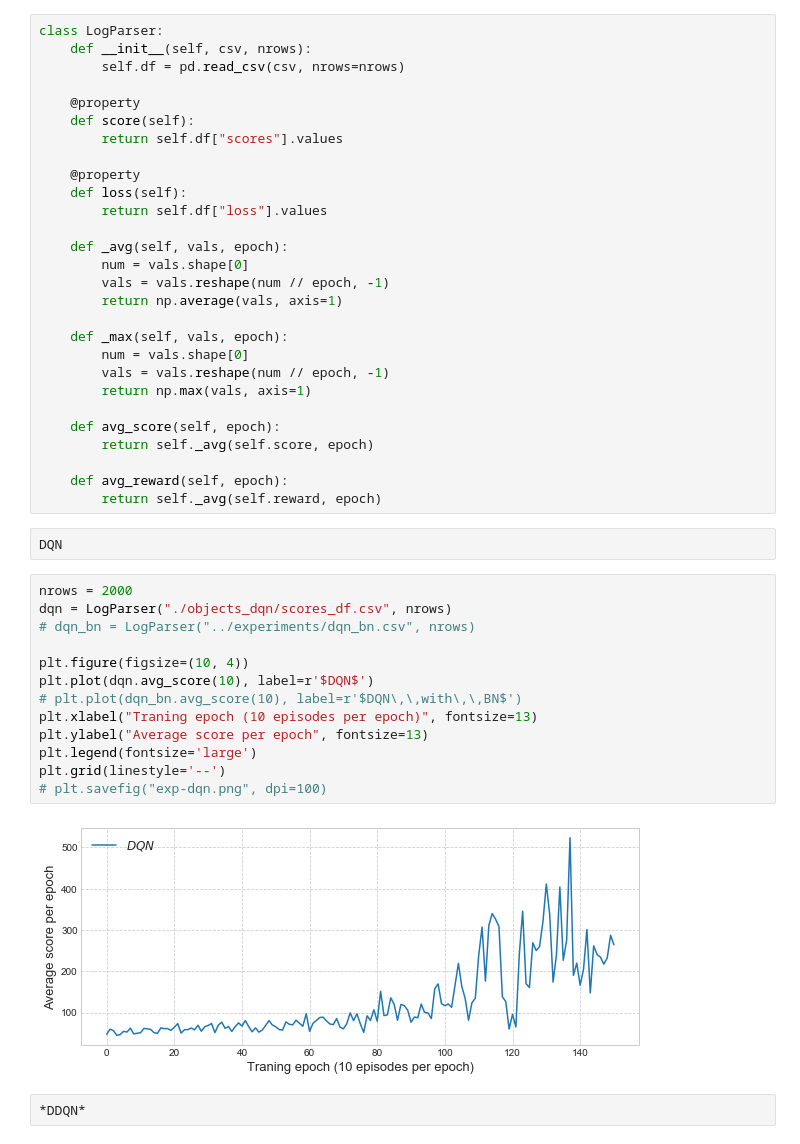
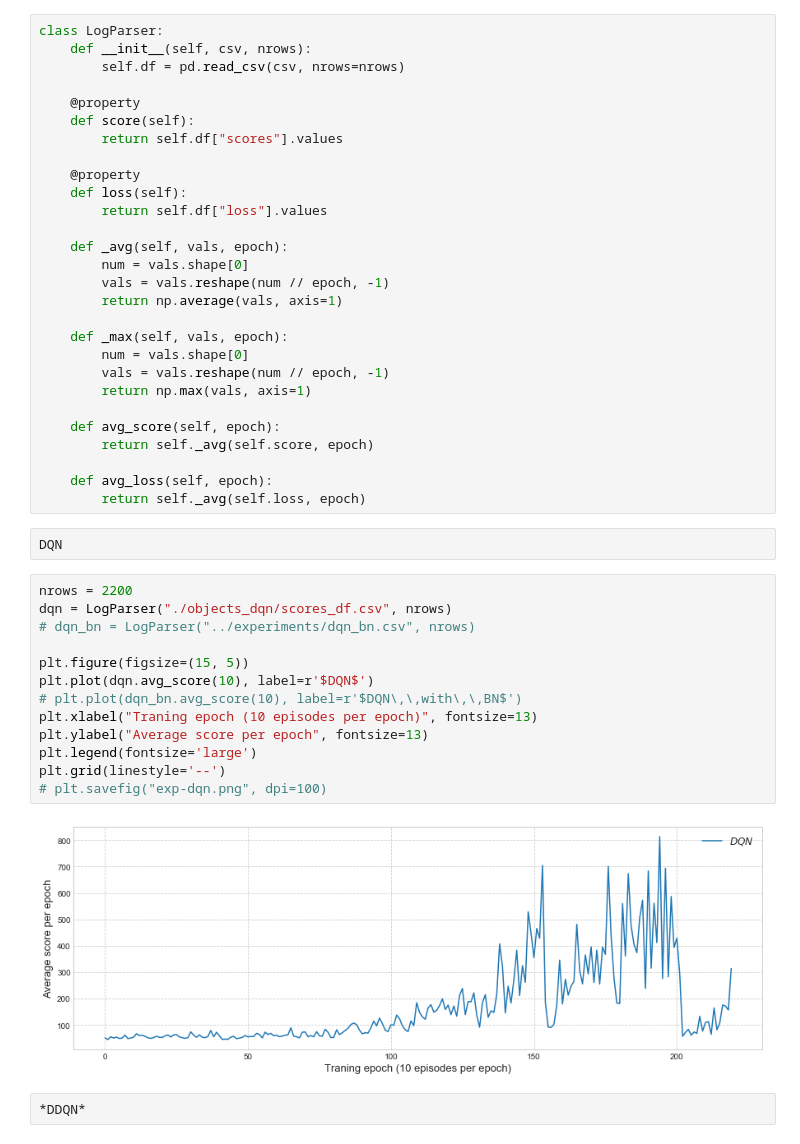
Before and after one commit to snehasri25/AI_Project_CS7IS2, a Jupyter notebook: Visualization.ipynb, the cells around one changed output. Cells and saved outputs as stored; diff of their text form.

Commit message:
visualization and dqn updated

```diff
--- a/Visualization.ipynb
+++ b/Visualization.ipynb
@@ -31,25 +31,25 @@ class LogParser:
     def avg_score(self, epoch):
         return self._avg(self.score, epoch)
 
-    def avg_reward(self, epoch):
-        return self._avg(self.reward, epoch)
+    def avg_loss(self, epoch):
+        return self._avg(self.loss, epoch)
 # %% [raw]
 DQN
 # %%
-nrows = 2000
+nrows = 2200
 dqn = LogParser("./objects_dqn/scores_df.csv", nrows)
 # dqn_bn = LogParser("../experiments/dqn_bn.csv", nrows)
 
-plt.figure(figsize=(10, 4))
+plt.figure(figsize=(15, 5))
 plt.plot(dqn.avg_score(10), label=r'$DQN$')
 # plt.plot(dqn_bn.avg_score(10), label=r'$DQN\,\,with\,\,BN$')
 plt.xlabel("Traning epoch (10 episodes per epoch)", fontsize=13)
 plt.ylabel("Average score per epoch", fontsize=13)
 plt.legend(fontsize='large')
 plt.grid(linestyle='--')
 # plt.savefig("exp-dqn.png", dpi=100)
 # %% [output]
-[figure, old version]
+[figure, new version]
 # %% [raw]
 *DDQN*
 # %%
```
Also changed, not shown: parts of 6 cells of this notebook, 6 other files.
